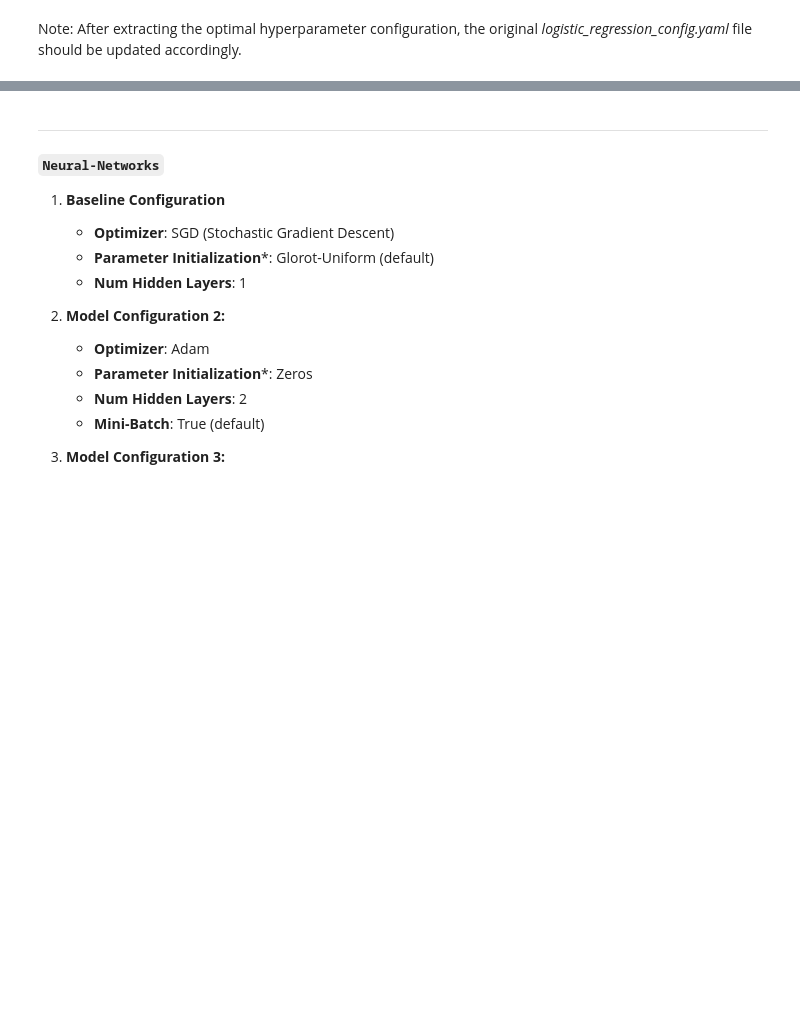
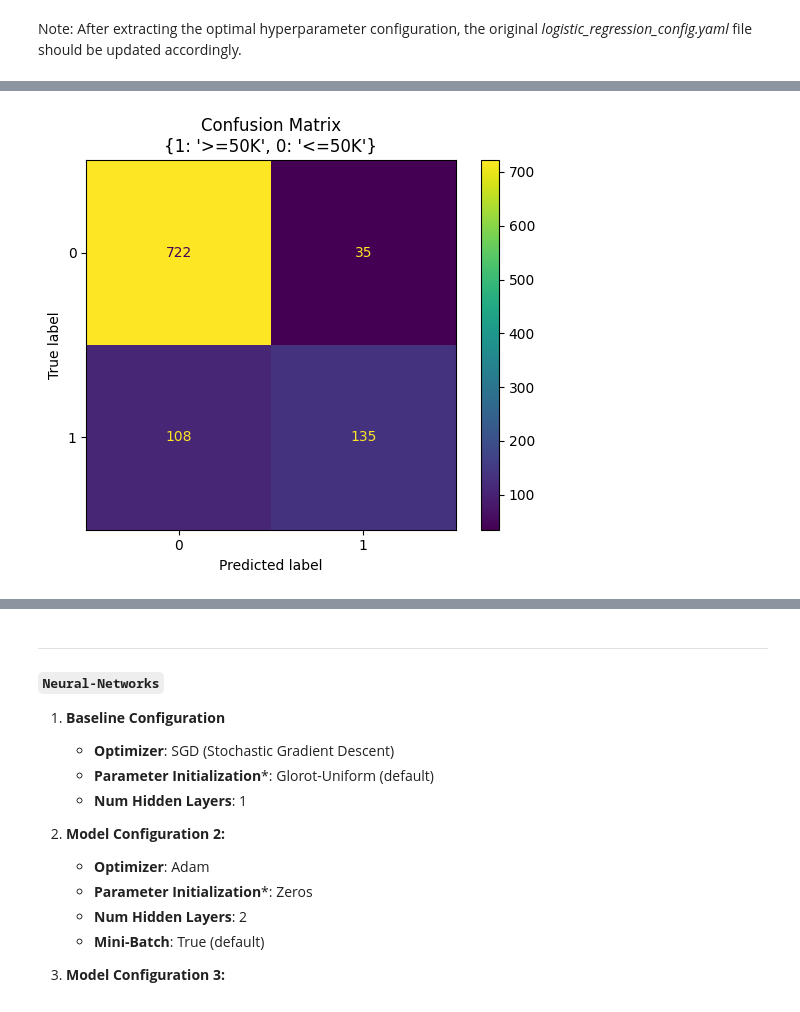
Before and after one commit to Nid989/IDAML23_PROJECT, a Jupyter notebook: data_exploration_and_models.ipynb, the cells around one changed output, grey strips where cells are left out. Cells and saved outputs as stored; diff of their text form; code cells hidden in the pictures; blank space fills up the shorter version.

```diff
--- a/data_exploration_and_models.ipynb
+++ b/data_exploration_and_models.ipynb
@@ -860,0 +884,4 @@ _ = lr_opt_model.get_f1_score()
+# %%
+lr_opt_model.show_confusion_plot()
+# %% [output]
+[figure, added]
```
Also changed, not shown: parts of 35 cells of this notebook.
